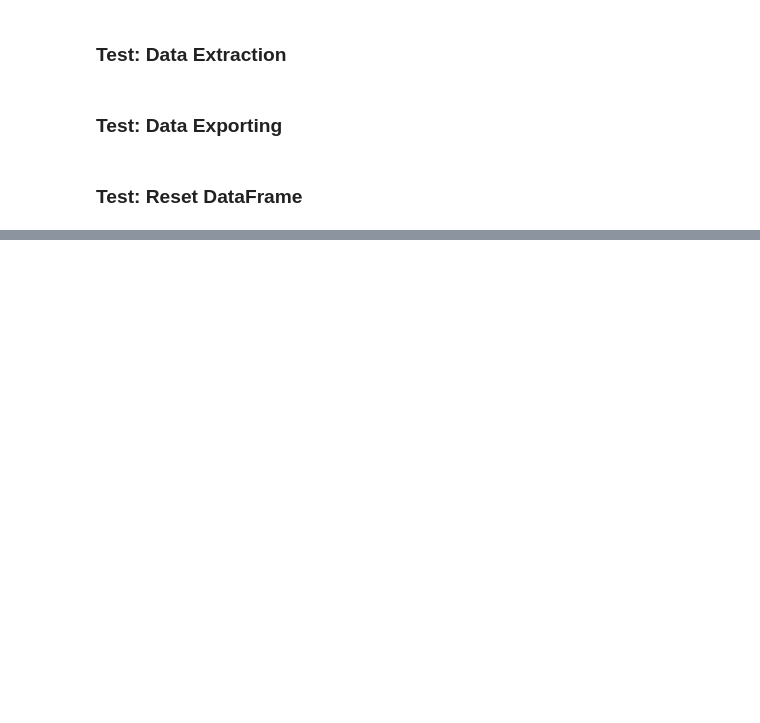
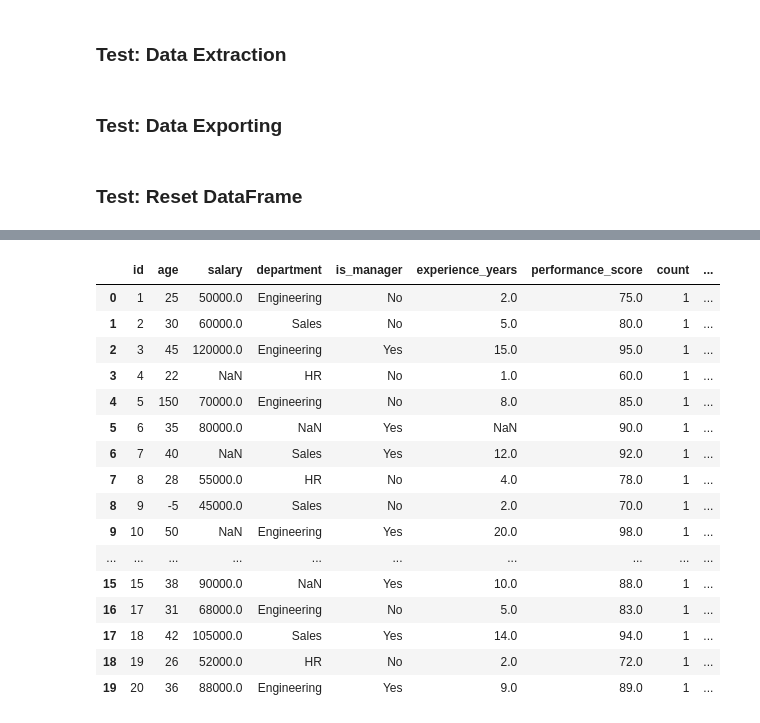
Before and after one commit to janithcyapa/Statistical-Learning-e20452, a Jupyter notebook: test_library.ipynb, the cells around one changed output, grey strips where cells are left out. Cells and saved outputs as stored; diff of their text form; code cells hidden in the pictures; blank space fills up the shorter version.

```diff
--- a/test_library.ipynb
+++ b/test_library.ipynb
@@ -45,0 +128,20 @@ inspector.reset_df()
+# %%
+inspector.df
+# %% [output]
+|  | id | age | salary | department | is_manager | experience_years | performance_score | count | ... |
+| 0 | 1 | 25 | 50000.0 | Engineering | No | 2.0 | 75.0 | 1 | ... |
+| 1 | 2 | 30 | 60000.0 | Sales | No | 5.0 | 80.0 | 1 | ... |
+| 2 | 3 | 45 | 120000.0 | Engineering | Yes | 15.0 | 95.0 | 1 | ... |
+| 3 | 4 | 22 | NaN | HR | No | 1.0 | 60.0 | 1 | ... |
+| 4 | 5 | 150 | 70000.0 | Engineering | No | 8.0 | 85.0 | 1 | ... |
+| 5 | 6 | 35 | 80000.0 | NaN | Yes | NaN | 90.0 | 1 | ... |
+| 6 | 7 | 40 | NaN | Sales | Yes | 12.0 | 92.0 | 1 | ... |
+| 7 | 8 | 28 | 55000.0 | HR | No | 4.0 | 78.0 | 1 | ... |
+| 8 | 9 | -5 | 45000.0 | Sales | No | 2.0 | 70.0 | 1 | ... |
+| 9 | 10 | 50 | NaN | Engineering | Yes | 20.0 | 98.0 | 1 | ... |
+| ... | ... | ... | ... | ... | ... | ... | ... | ... | ... |
+| 15 | 15 | 38 | 90000.0 | NaN | Yes | 10.0 | 88.0 | 1 | ... |
+| 16 | 17 | 31 | 68000.0 | Engineering | No | 5.0 | 83.0 | 1 | ... |
+| 17 | 18 | 42 | 105000.0 | Sales | Yes | 14.0 | 94.0 | 1 | ... |
+| 18 | 19 | 26 | 52000.0 | HR | No | 2.0 | 72.0 | 1 | ... |
+| 19 | 20 | 36 | 88000.0 | Engineering | Yes | 9.0 | 89.0 | 1 | ... |
```
Also changed, not shown: parts of 9 cells of this notebook, 7 other files.
